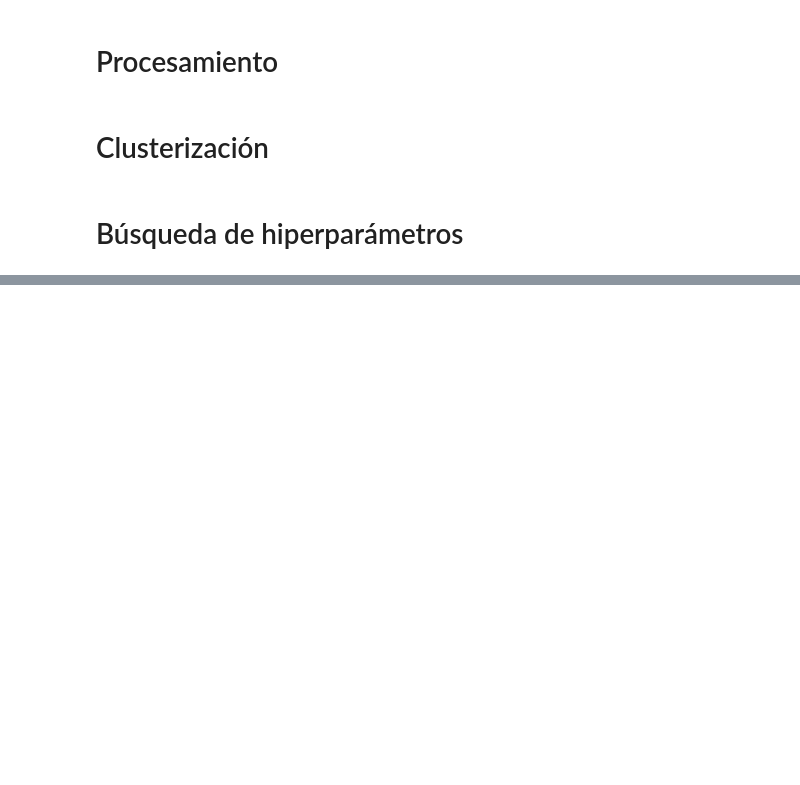
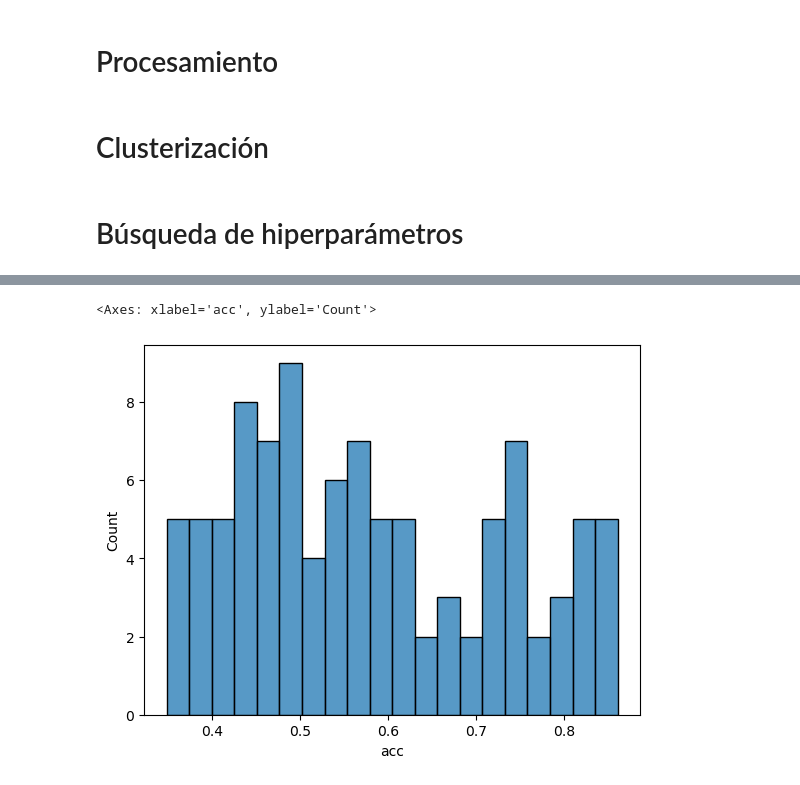
Before and after one commit to mroblesquantil/SingleCellAnalysis, a Jupyter notebook: src/Graph-based/0_exploracion.ipynb, the cells around one changed output, grey strips where cells are left out. Drawn from its saved outputs; the diff is of its cells as text; code cells hidden in the pictures; blank space fills up the shorter version.

```diff
--- a/src/Graph-based/0_exploracion.ipynb
+++ b/src/Graph-based/0_exploracion.ipynb
@@ -271,0 +262,8 @@ X
+# %%
+from graph_based_corr import *
+path_z = '../../results/HumanLiver_counts_top5000/Z.csv'
+with h5py.File('../../data/HumanLiver_counts_top5000.h5') as file:
+    X = np.array(file['X'])
+    y = np.array(file['Y'])
+# %%
+results = main_no_pca(path_z, y)
@@ -271,0 +273,6 @@ X
+# %%
+results = results.sort_values('acc', ascending=False)
+sns.histplot(x = results.acc, bins = 20)
+# %% [output]
+<Axes: xlabel='acc', ylabel='Count'>
+[figure, added]
```
Also changed, not shown: parts of 25 cells of this notebook, 6 other files.
